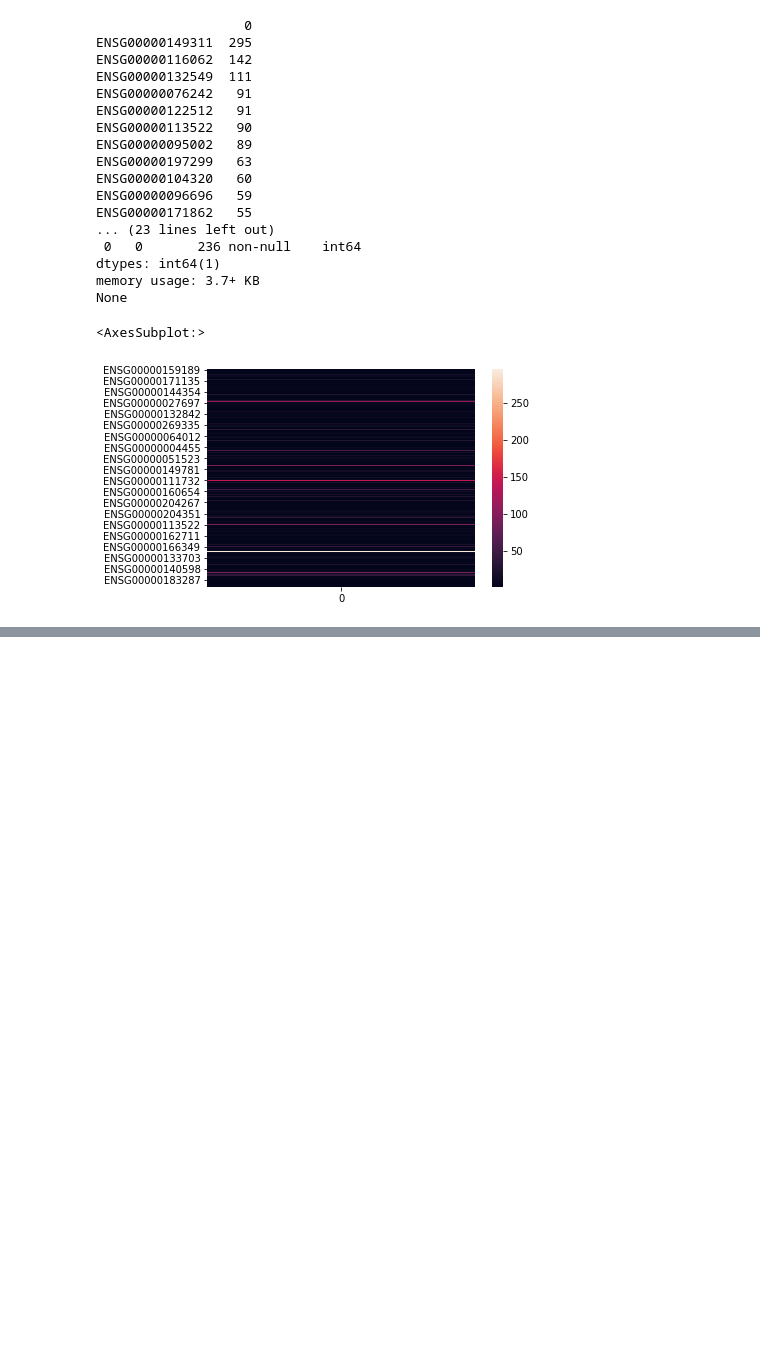
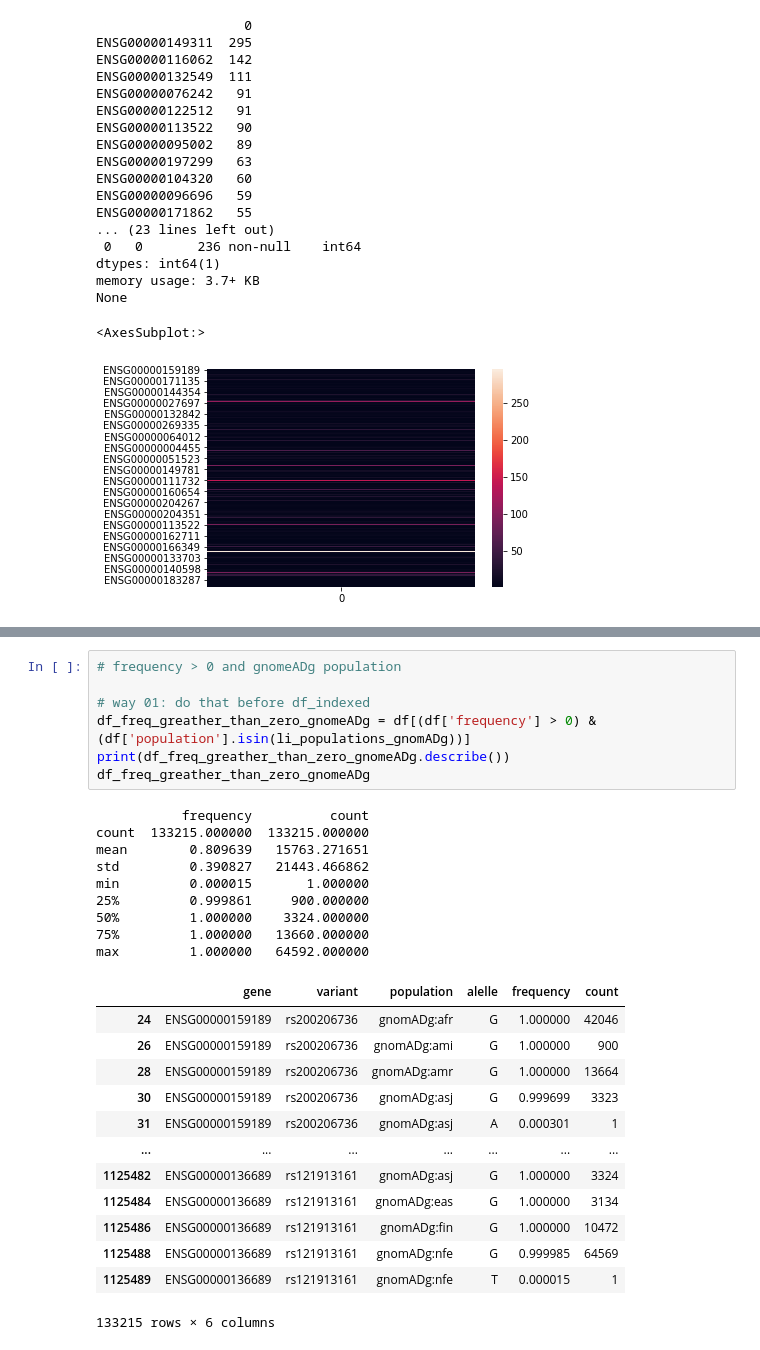
Before and after one commit to lgdc-ufpa/immunogenetic-applications-in-covid-19, a Jupyter notebook: sprint4_data_visualization/sprint4_2_data_visualizations/main.ipynb, the cells around one changed output, grey strips where cells are left out. Cells and saved outputs as stored; diff of their text form; blank space fills up the shorter version.

Commit message:
(sprint4_2_data_visualization/main.ipynb, at sprint4_data_visualization/) -> df_freq_greather_than_zero_gnomeADg

```diff
--- a/sprint4_data_visualization/sprint4_2_data_visualizations/main.ipynb
+++ b/sprint4_data_visualization/sprint4_2_data_visualizations/main.ipynb
@@ -740,0 +826,30 @@ None
+# %%
+# frequency > 0 and gnomeADg population
+
+# way 01: do that before df_indexed
+df_freq_greather_than_zero_gnomeADg = df[(df['frequency'] > 0) & (df['population'].isin(li_populations_gnomADg))]
+print(df_freq_greather_than_zero_gnomeADg.describe())
+df_freq_greather_than_zero_gnomeADg
+# %% [output]
+           frequency          count
+count  133215.000000  133215.000000
+mean        0.809639   15763.271651
+std         0.390827   21443.466862
+min         0.000015       1.000000
+25%         0.999861     900.000000
+50%         1.000000    3324.000000
+75%         1.000000   13660.000000
+max         1.000000   64592.000000
+|  | gene | variant | population | alelle | frequency | count |
+| 24 | ENSG00000159189 | rs200206736 | gnomADg:afr | G | 1.000000 | 42046 |
+| 26 | ENSG00000159189 | rs200206736 | gnomADg:ami | G | 1.000000 | 900 |
+| 28 | ENSG00000159189 | rs200206736 | gnomADg:amr | G | 1.000000 | 13664 |
+| 30 | ENSG00000159189 | rs200206736 | gnomADg:asj | G | 0.999699 | 3323 |
+| 31 | ENSG00000159189 | rs200206736 | gnomADg:asj | A | 0.000301 | 1 |
+| ... | ... | ... | ... | ... | ... | ... |
+| 1125482 | ENSG00000136689 | rs121913161 | gnomADg:asj | G | 1.000000 | 3324 |
+| 1125484 | ENSG00000136689 | rs121913161 | gnomADg:eas | G | 1.000000 | 3134 |
+| 1125486 | ENSG00000136689 | rs121913161 | gnomADg:fin | G | 1.000000 | 10472 |
+| 1125488 | ENSG00000136689 | rs121913161 | gnomADg:nfe | G | 0.999985 | 64569 |
+| 1125489 | ENSG00000136689 | rs121913161 | gnomADg:nfe | T | 0.000015 | 1 |
+133215 rows × 6 columns
```
Also changed, not shown: parts of 5 cells of this notebook.
